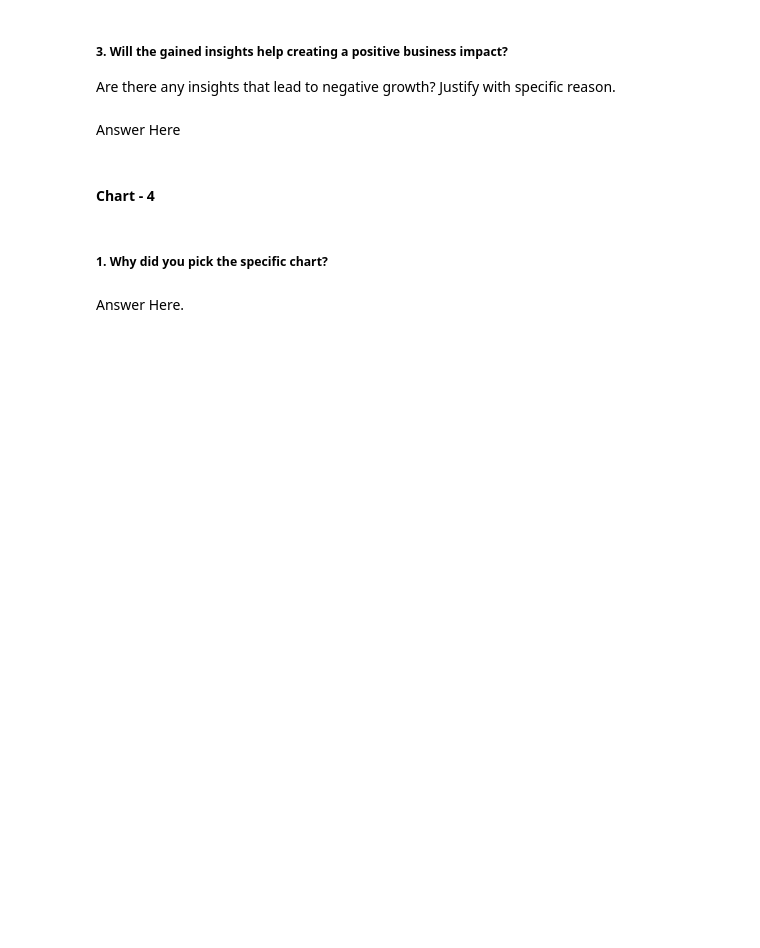
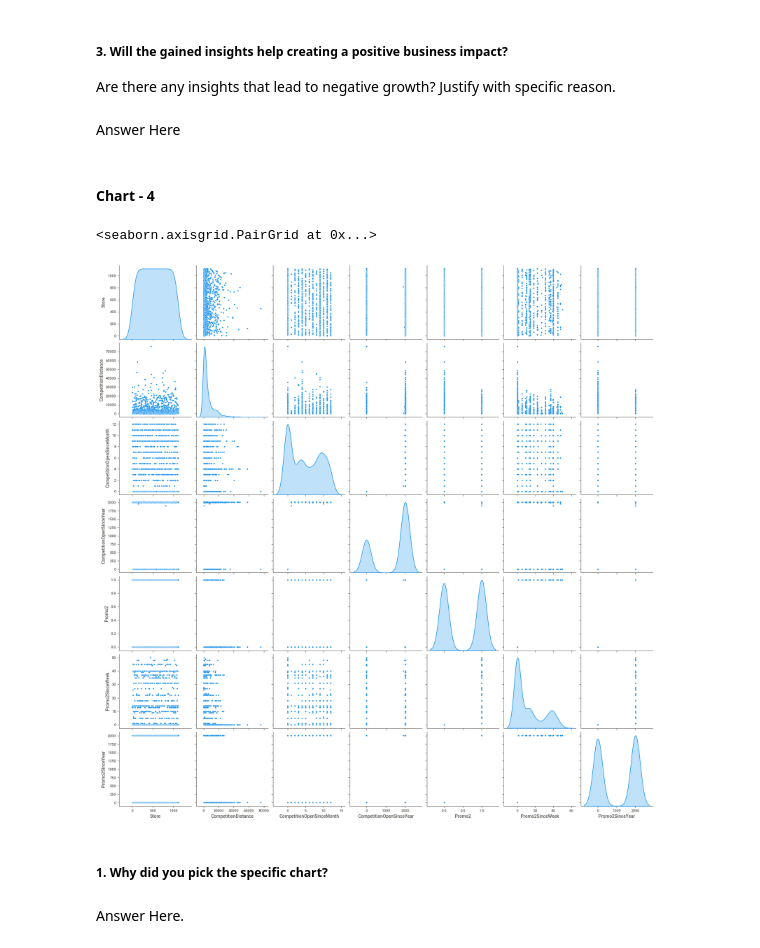
Before and after one commit to vedanttule134/Retail-Sales-Prediction, a Jupyter notebook: Retail_Sales_Prediction.ipynb, the cells around one changed output. Cells and saved outputs as stored; diff of their text form; code cells hidden in the pictures; blank space fills up the shorter version.

```diff
--- a/Retail_Sales_Prediction.ipynb
+++ b/Retail_Sales_Prediction.ipynb
@@ -411,6 +534,11 @@ Answer Here
 #### Chart - 4
 # %%
 # Chart - 4 visualization code
+#pairplot for store dataset
+sns.pairplot(store,diag_kind='kde')
+# %% [output]
+<seaborn.axisgrid.PairGrid at 0x...>
+[figure, added]
 # %% [markdown]
 ##### 1. Why did you pick the specific chart?
 # %% [markdown]
```
Also changed, not shown: parts of 24 cells of this notebook.
